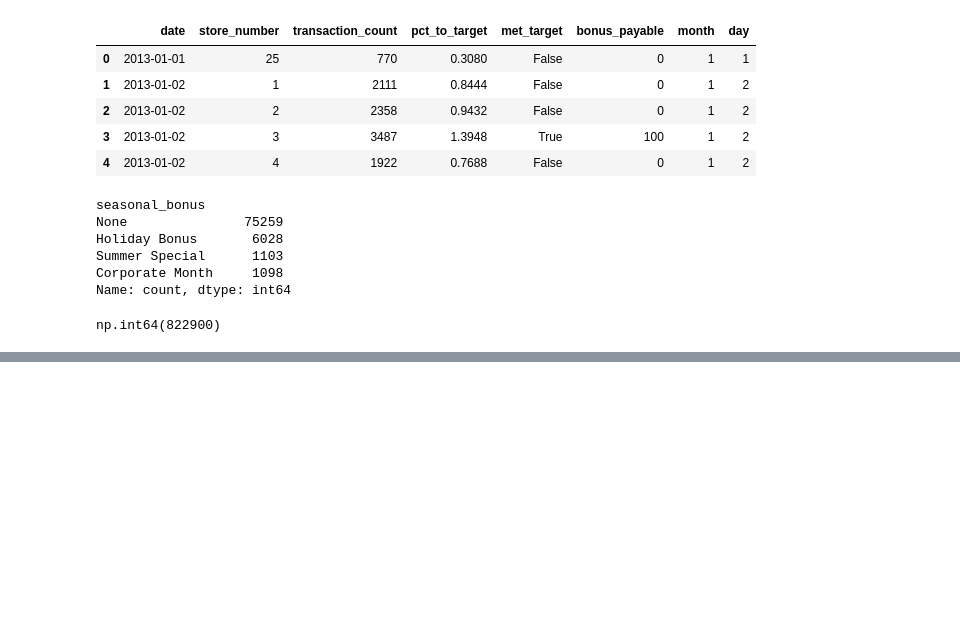
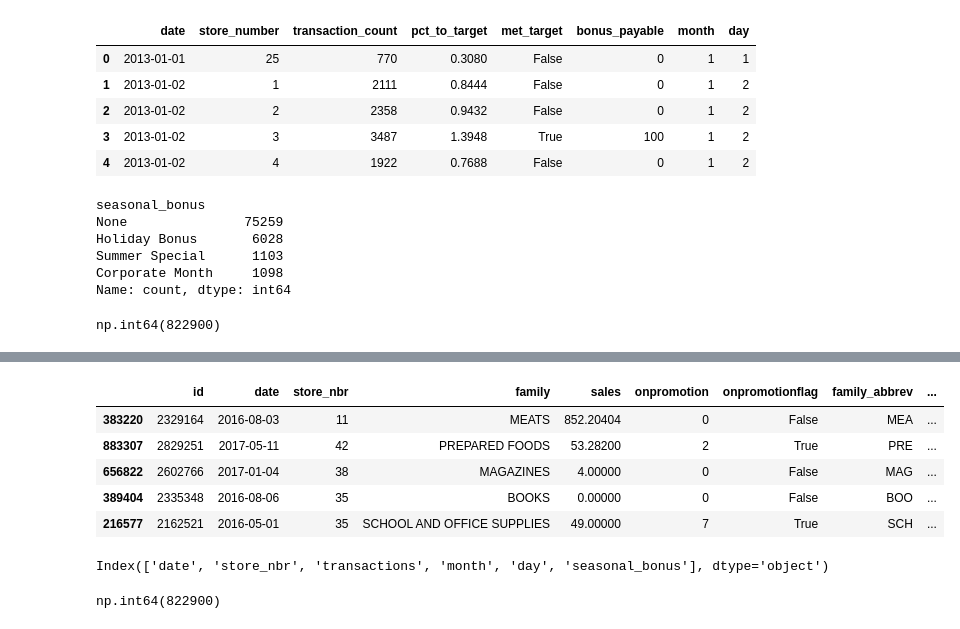
Before and after one commit to tessam30/analyze_this, a Jupyter notebook: Scripts/pandas_dataframes.ipynb, the cells around one changed output, grey strips where cells are left out. Cells and saved outputs as stored; diff of their text form; code cells hidden in the pictures; blank space fills up the shorter version.

Commit message:
Finish up workign with data frames, on to aggregation

```diff
--- a/Scripts/pandas_dataframes.ipynb
+++ b/Scripts/pandas_dataframes.ipynb
@@ -884,0 +934,4 @@ np.int64(822900)
+# %%
+# Assign Method
+sample_df = retail.sample(5, random_state=85)
+sample_df
@@ -884,0 +945,6 @@ np.int64(822900)
+# %%
+# Create mulitple new data frames in one swoop. Really useful command to devlop knolwedge on.
+sample2_df = sample_df.assign(onpromotionflag = sample_df['onpromotion'] > 0,
+                 family_abbrev = sample_df['family'].str[:3],
+                 onprom_ratio = sample_df['sales'] / sample_df['onpromotion'],
+                 sales_onprom_target = lambda x: x['onprom_ratio'] > 100, )
@@ -884,0 +960,13 @@ np.int64(822900)
+# %%
+sample2_df.head()
+# %% [output]
+|  | id | date | store_nbr | family | sales | onpromotion | onpromotionflag | family_abbrev | ... |
+| 383220 | 2329164 | 2016-08-03 | 11 | MEATS | 852.20404 | 0 | False | MEA | ... |
+| 883307 | 2829251 | 2017-05-11 | 42 | PREPARED FOODS | 53.28200 | 2 | True | PRE | ... |
+| 656822 | 2602766 | 2017-01-04 | 38 | MAGAZINES | 4.00000 | 0 | False | MAG | ... |
+| 389404 | 2335348 | 2016-08-06 | 35 | BOOKS | 0.00000 | 0 | False | BOO | ... |
+| 216577 | 2162521 | 2016-05-01 | 35 | SCHOOL AND OFFICE SUPPLIES | 49.00000 | 7 | True | SCH | ... |
+# %%
+transactions.columns
+# %% [output]
+Index(['date', 'store_nbr', 'transactions', 'month', 'day', 'seasonal_bonus'], dtype='object')
@@ -884,0 +975,32 @@ np.int64(822900)
+# %%
+# set up the three conditions
+trans2 = trans.assign(month = trans['date'].dt.month,
+    day_of_week = trans['date'].dt.dayofweek)
+
+
+conditions = [
+    trans2["month"] == 12,
+    (trans2["month"] == 5) & (trans2["day_of_week"] == 6),
+    (trans2["month"] == 7) & (trans2["day_of_week"] == 0)
+]
+
+# specify outcomes for each condition
+choices = ["Holiday Bonus", "Corporate Month", "Summer Special"]
+
+trans3 = trans2.assign(
+    # Target columns
+    pct_to_target = trans2.loc[:, "transactions"] / 2500,
+    met_target = lambda x: x['pct_to_target'] >= 1,
+    bonus_payable = lambda x: x['met_target']*100,
+
+    # Date base colmns
+    month = trans2.date.dt.month,
+    day_of_week = trans2.date.dt.dayofweek,
+
+    # Bonus
+    seasonal_bonus = np.select(conditions, choices, default = "None")
+    )
+
+(trans3['seasonal_bonus'] != "None").sum()*100
+# %% [output]
+np.int64(822900)
```
Also changed, not shown: parts of 23 cells of this notebook.
